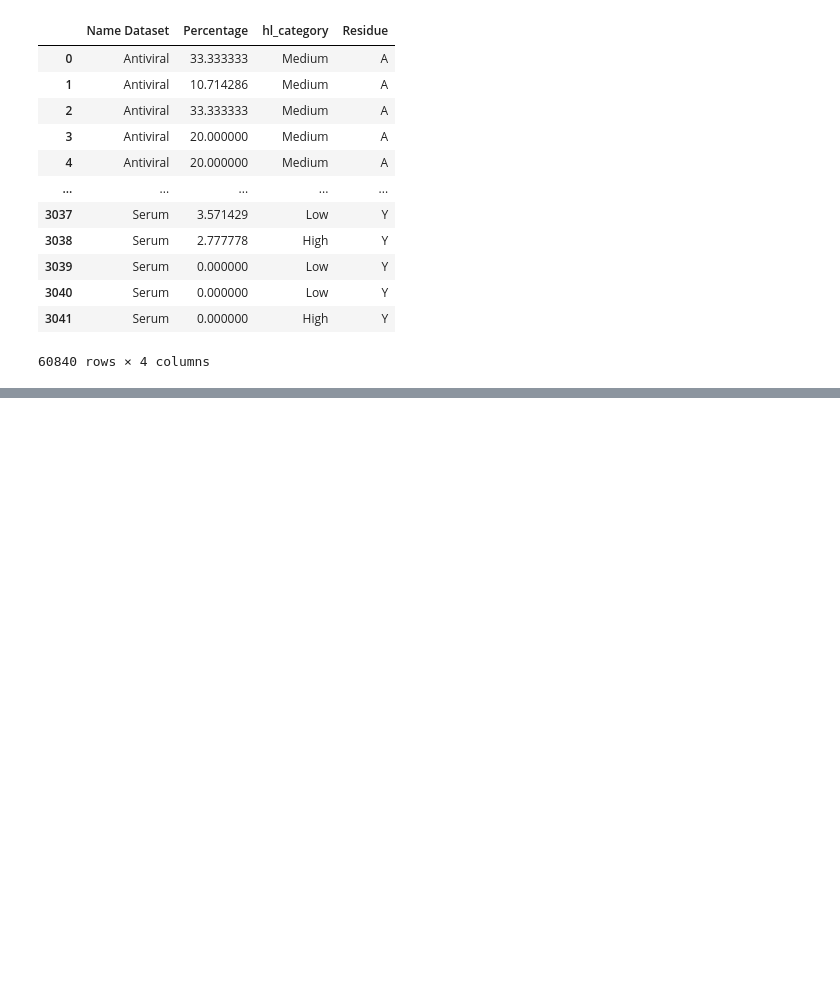
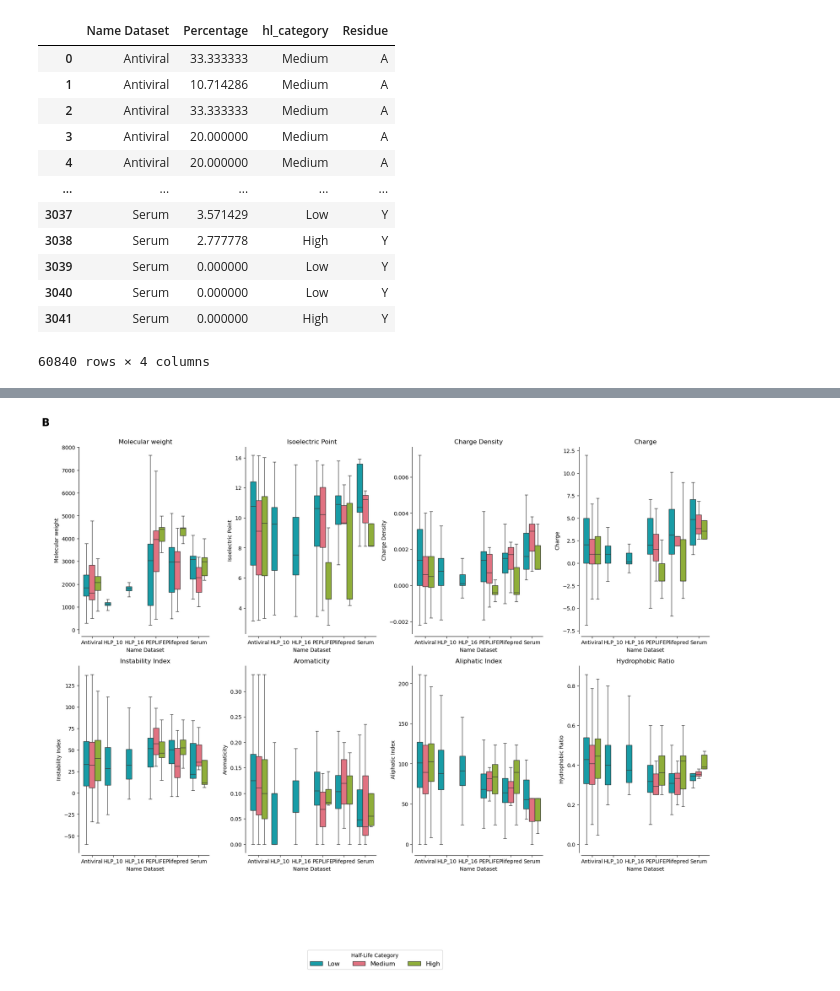
Before and after one commit to Jmartingar/Half-Life_Code, a Jupyter notebook: preparing_figure_description.ipynb, the cells around one changed output, grey strips where cells are left out. Saved outputs shown, nothing was run; the diff lists cells and outputs as text; code cells hidden in the pictures; blank space fills up the shorter version.

Commit message:
actualizacion

```diff
--- a/preparing_figure_description.ipynb
+++ b/preparing_figure_description.ipynb
@@ -152,0 +166,47 @@ plt.show()
+# %%
+# Crear una columna combinada para representar el Dataset y la Categoría
+df_data['Dataset_Category'] = df_data['Name Dataset'] + " - " + df_data['hl_category']
+
+# Ajustar los gráficos
+fig = plt.figure(figsize=(18, 14))
+gs = GridSpec(2, 4, figure=fig, height_ratios=[1, 1])
+
+fig.text(0.01, 0.95, "B", ha='left', va='top', fontsize=20, fontweight='bold')
+
+for i, col in enumerate(columns_with_properties):
+    row, col_position = divmod(i, 4)
+    ax = fig.add_subplot(gs[row, col_position])
+
+    # Cambiamos el eje x para usar la columna combinada
+    sns.boxplot(
+        ax=ax,
+        data=df_data,
+        x="Name Dataset",  # Grupos principales
+        y=col,  # Propiedad o característica actual
+        hue="hl_category",  # Subcategorías
+        hue_order=hl_order,  # Orden de las subcategorías
+        palette=colors2,  # Paleta de colores
+        showfliers=False
+    )
+
+    ax.set_title(col, fontsize=12)  # Opcional: Título del subgráfico
+    ax.get_legend().remove()  # Eliminamos leyendas individuales
+
+sns.despine(offset=5)
+
+# Añadir leyenda común
+handles, labels = ax.get_legend_handles_labels()
+fig.legend(
+    handles, labels,
+    loc="lower center",
+    ncol=len(labels),
+    bbox_to_anchor=(0.5, -0.1),
+    fontsize=12,
+    title="Half-Life Category"
+)
+
+plt.tight_layout(rect=[0.02, 0.08, 1, 0.92])
+plt.savefig("description_effects_grouped.png", dpi=300, bbox_inches='tight')
+plt.show()
+# %% [output]
+[figure, added]
```
Also changed, not shown: parts of 6 cells of this notebook, 19 other files.
